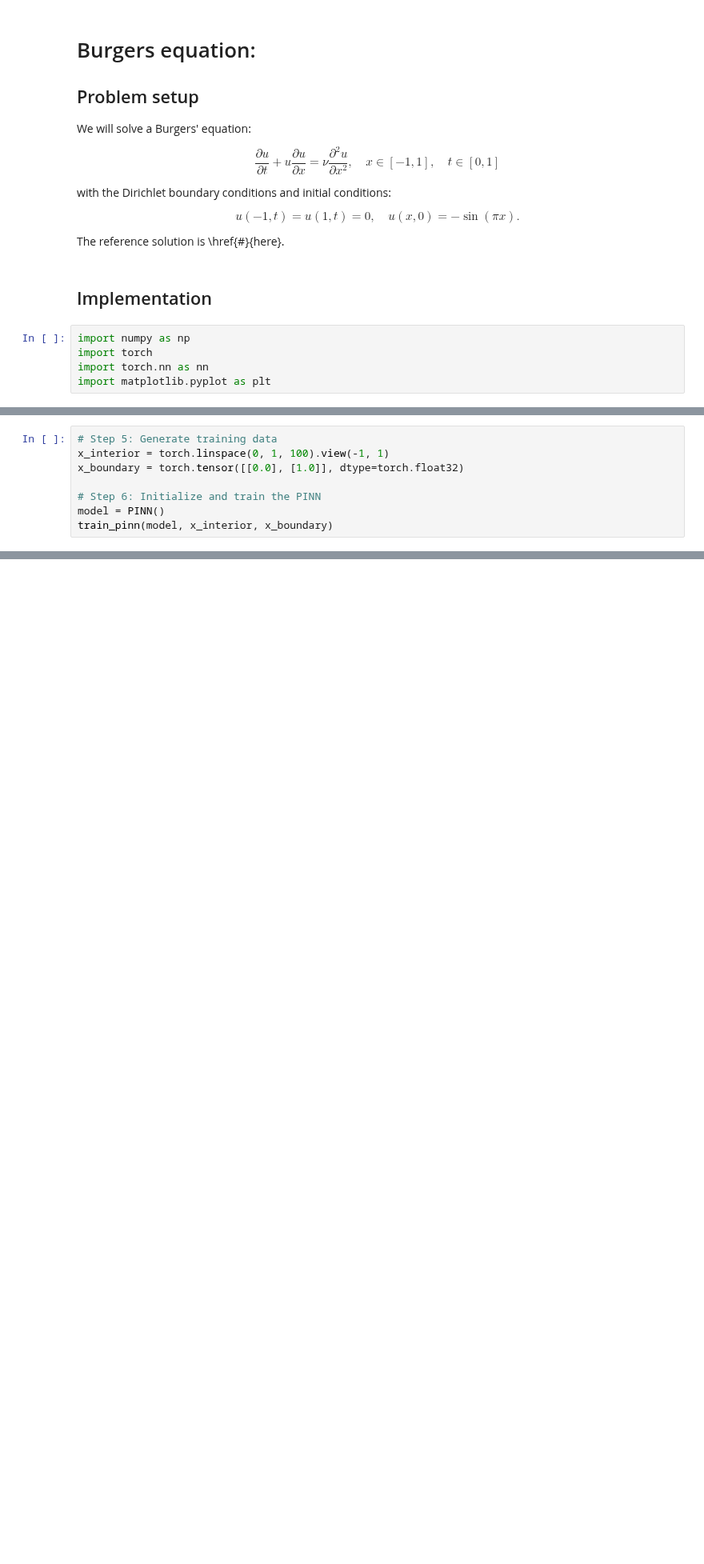
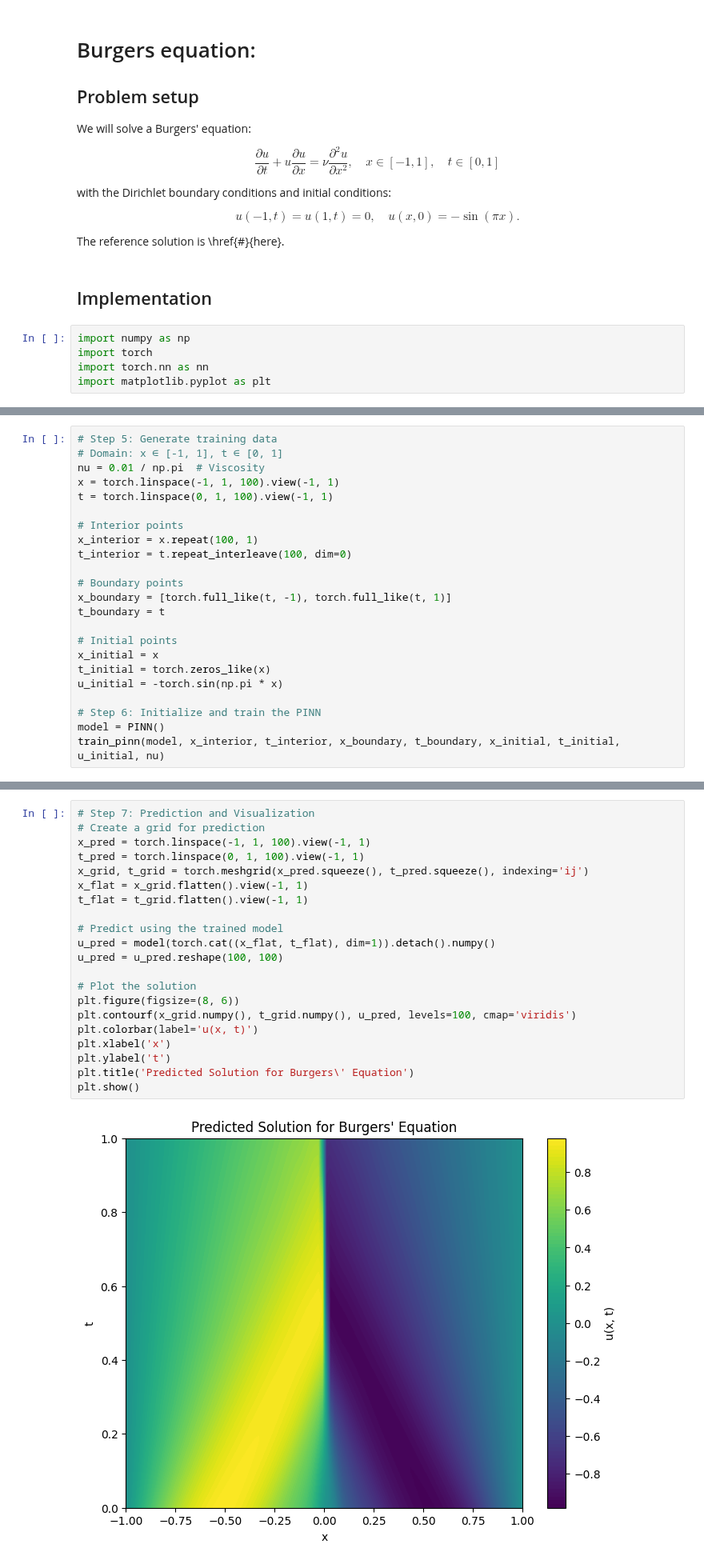
Before and after one commit to aderdouri/PINNs, a Jupyter notebook: burgers_equation.ipynb, the cells around one changed output, grey strips where cells are left out. Shown at 80% size. Saved outputs shown, nothing was run; the diff lists cells and outputs as text; blank space fills up the shorter version.

```diff
--- a/burgers_equation.ipynb
+++ b/burgers_equation.ipynb
@@ -100,9 +128,24 @@ def train_pinn(model, x_interior, x_boundary, adam_epochs=1000, lbfgs_epochs=500
 # %%
 # Step 5: Generate training data
-x_interior = torch.linspace(0, 1, 100).view(-1, 1)
-x_boundary = torch.tensor([[0.0], [1.0]], dtype=torch.float32)
+# Domain: x ∈ [-1, 1], t ∈ [0, 1]
+nu = 0.01 / np.pi  # Viscosity
+x = torch.linspace(-1, 1, 100).view(-1, 1)
+t = torch.linspace(0, 1, 100).view(-1, 1)
+
+# Interior points
+x_interior = x.repeat(100, 1)
+t_interior = t.repeat_interleave(100, dim=0)
+
+# Boundary points
+x_boundary = [torch.full_like(t, -1), torch.full_like(t, 1)]
+t_boundary = t
+
+# Initial points
+x_initial = x
+t_initial = torch.zeros_like(x)
+u_initial = -torch.sin(np.pi * x)
 
 # Step 6: Initialize and train the PINN
 model = PINN()
-train_pinn(model, x_interior, x_boundary)
+train_pinn(model, x_interior, t_interior, x_boundary, t_boundary, x_initial, t_initial, u_initial, nu)
 # %% [output]
@@ -140,0 +163,23 @@ plt.show()
+# %%
+# Step 7: Prediction and Visualization
+# Create a grid for prediction
+x_pred = torch.linspace(-1, 1, 100).view(-1, 1)
+t_pred = torch.linspace(0, 1, 100).view(-1, 1)
+x_grid, t_grid = torch.meshgrid(x_pred.squeeze(), t_pred.squeeze(), indexing='ij')
+x_flat = x_grid.flatten().view(-1, 1)
+t_flat = t_grid.flatten().view(-1, 1)
+
+# Predict using the trained model
+u_pred = model(torch.cat((x_flat, t_flat), dim=1)).detach().numpy()
+u_pred = u_pred.reshape(100, 100)
+
+# Plot the solution
+plt.figure(figsize=(8, 6))
+plt.contourf(x_grid.numpy(), t_grid.numpy(), u_pred, levels=100, cmap='viridis')
+plt.colorbar(label='u(x, t)')
+plt.xlabel('x')
+plt.ylabel('t')
+plt.title('Predicted Solution for Burgers\' Equation')
+plt.show()
+# %% [output]
+[figure, added]
```
Also changed, not shown: parts of 10 cells of this notebook.
